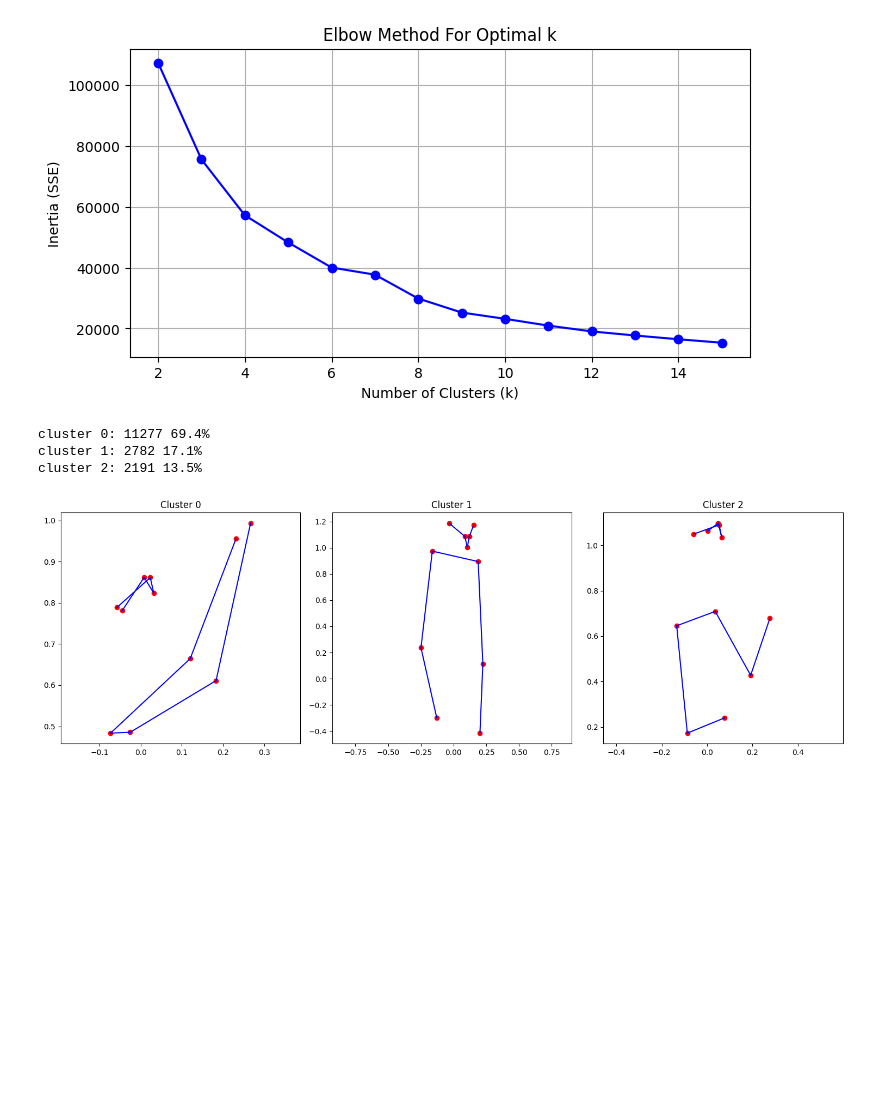
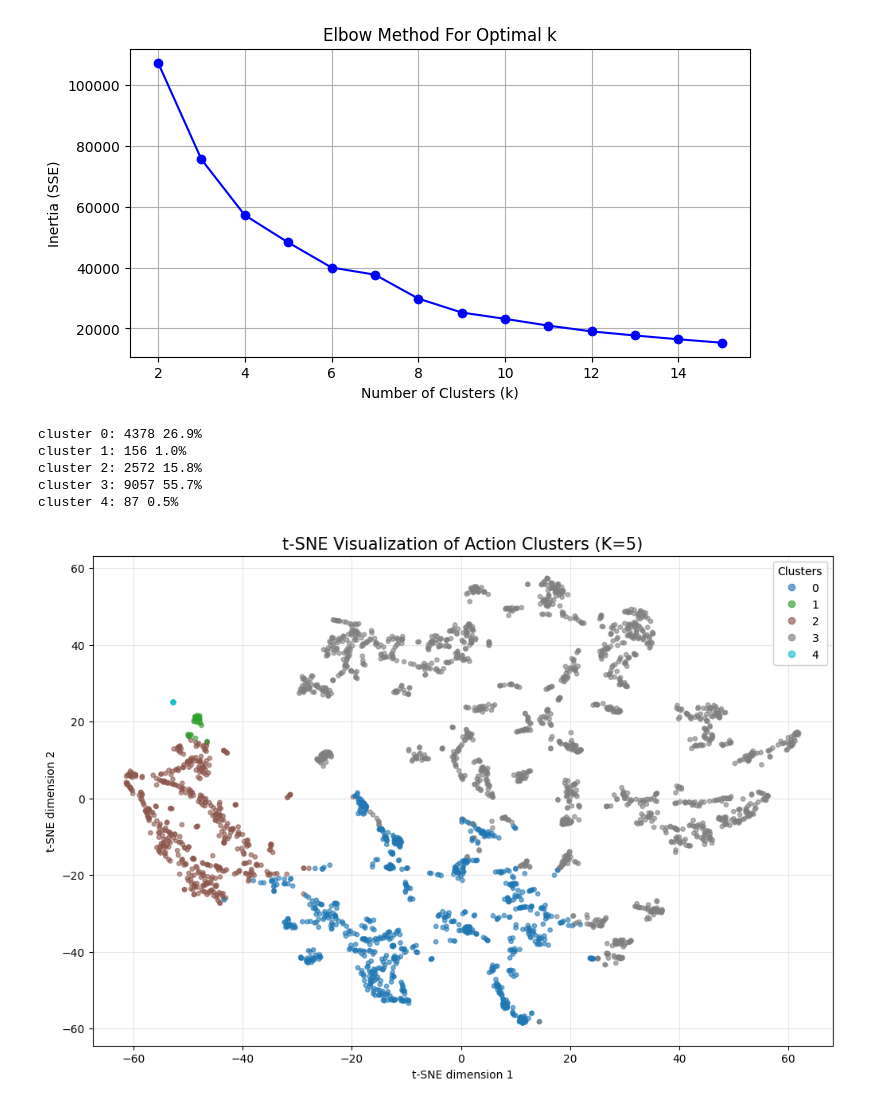
Before and after one commit to Lo122/LSTM_HRC, a Jupyter notebook: data/dataset/analyze_posture.ipynb, the cells around one changed output. Drawn from its saved outputs; the diff is of its cells as text; code cells hidden in the pictures; blank space fills up the shorter version.

```diff
--- a/data/dataset/analyze_posture.ipynb
+++ b/data/dataset/analyze_posture.ipynb
@@ -70,40 +70,52 @@ plt.show()
 # %% [output]
 [figure]
 # %%
-# test 6
-optimal_k = 3
 
+optimal_k = 5
 kmeans = KMeans(n_clusters=optimal_k, random_state=42, n_init=10)
-labels = kmeans.fit_predict(X)
+
+labels = kmeans.fit_predict(X_scaled_deg)
 
 counts = np.bincount(labels)
 for i, c in enumerate(counts):
     print(f"cluster {i}: {c} {c/len(labels)*100:.1f}%")
 # %% [output]
-cluster 0: 11277 69.4%
-cluster 1: 2782 17.1%
-cluster 2: 2191 13.5%
+cluster 0: 4378 26.9%
+cluster 1: 156 1.0%
+cluster 2: 2572 15.8%
+cluster 3: 9057 55.7%
+cluster 4: 87 0.5%
 # %%
-def plot_skeleton(points, title):
-    EDGES = [(0, 1), (0, 2), (1, 3), (2, 4), (5, 6), (5, 7), (7, 9), (6, 8),
-             (8, 10)]
+from sklearn.manifold import TSNE
+import pandas as pd
 
-    pts = points.reshape(11, 2)
-    plt.scatter(pts[:, 0], -pts[:, 1], c='red')
-    for edge in EDGES:
-        plt.plot([pts[edge[0], 0], pts[edge[1], 0]],
-                 [-pts[edge[0], 1], -pts[edge[1], 1]], 'b-')
-    plt.title(title)
-    plt.axis('equal')
+sample_size = 3000
+indices = np.linspace(0, len(X_scaled_deg) - 1, sample_size).astype(int)
+X_sample = X_scaled_deg[indices]
+labels_sample = labels[indices]
 
-plt.figure(figsize=(15, 5))
-for i in range(optimal_k):
-    plt.subplot(1, optimal_k, i+1)
-    plot_skeleton(kmeans.cluster_centers_[i], f"Cluster {i}")
-plt.tight_layout()
+tsne = TSNE(n_components=2, perplexity=30, random_state=42, init='pca', learning_rate='auto')
+X_tsne = tsne.fit_transform(X_sample)
+
+
+plt.figure(figsize=(12, 8))
+scatter = plt.scatter(X_tsne[:, 0], X_tsne[:, 1],
+                      c=labels_sample,
+                      cmap='tab10',
+                      alpha=0.6,
+                      s=15)
+
+
+legend1 = plt.legend(*scatter.legend_elements(), title="Clusters")
+plt.gca().add_artist(legend1)
+
+plt.title(f"t-SNE Visualization of Action Clusters (K={optimal_k})", fontsize=15)
+plt.xlabel("t-SNE dimension 1")
+plt.ylabel("t-SNE dimension 2")
+plt.grid(True, alpha=0.3)
 plt.show()
 # %% [output]
-[figure, old version]
+[figure, new version]
 # %%
 def plot_hybrid_feature_heatmap(X_stacked, data_path, n_clusters=5, target_steps=100):
     # get all .pt files
```
Also changed, not shown: parts of 5 cells of this notebook.
